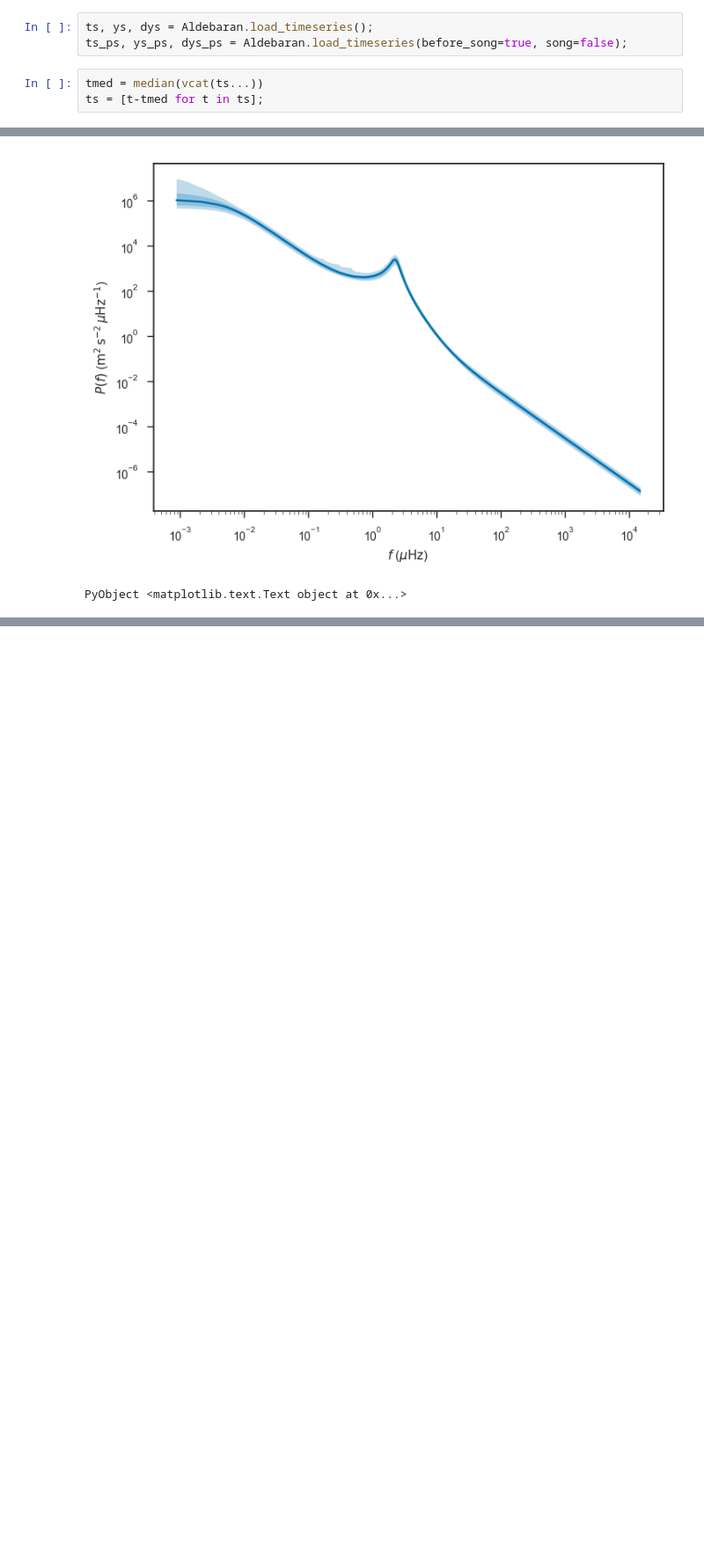
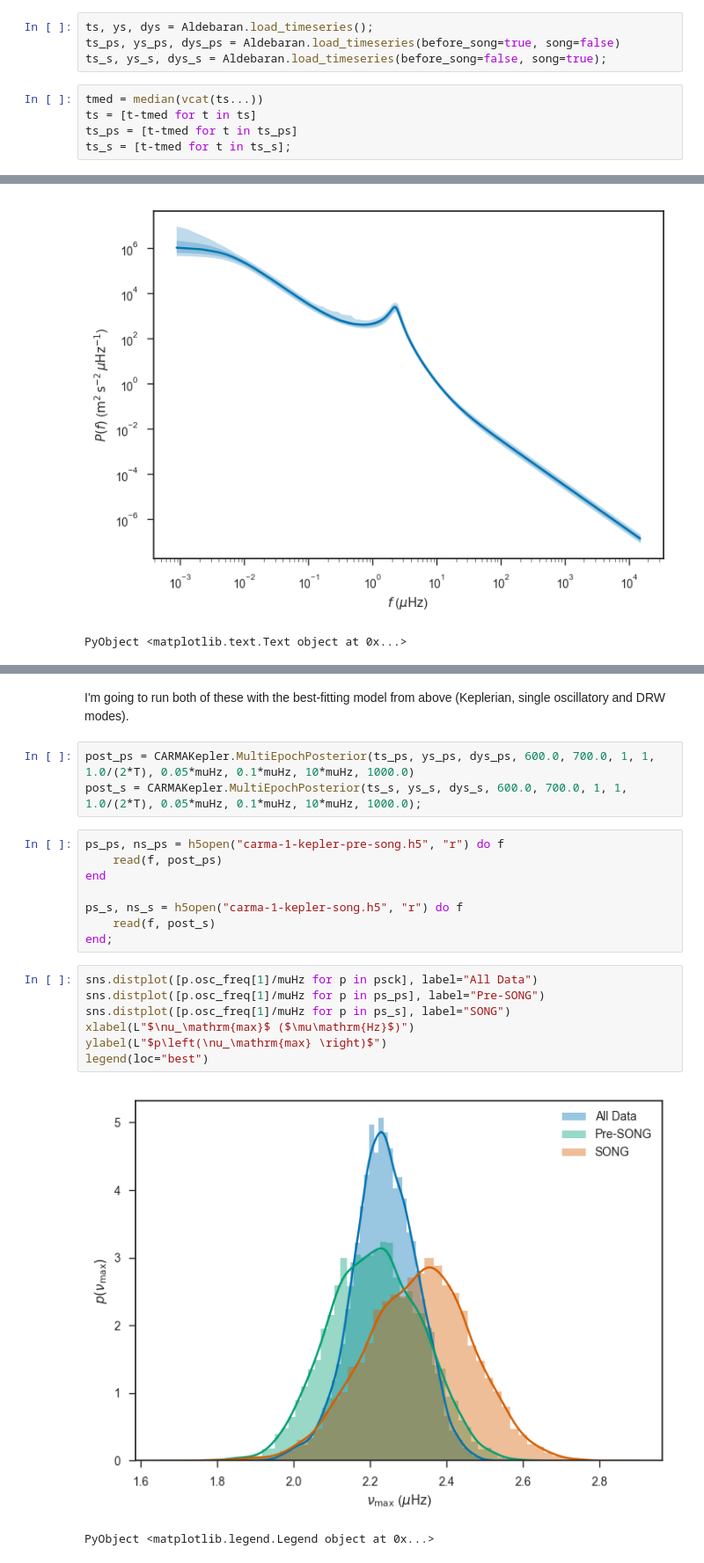
Before and after one commit to farr/Aldebaran, a Jupyter notebook: notebooks/LargeSpacing.ipynb, the cells around one changed output, grey strips where cells are left out. Shown at 88% size. Drawn from its saved outputs; the diff is of its cells as text; blank space fills up the shorter version.

Commit message:
Pre-SONG and SONG alone runs with 1 oscillatory mode.

```diff
--- a/notebooks/LargeSpacing.ipynb
+++ b/notebooks/LargeSpacing.ipynb
@@ -54,10 +54,13 @@ while loading /Users/farr/.julia/v0.6/Ensemble/src/Stats.jl, in expression start
 We want to load timeseries of *all* data (`ts`, `ys`, `dys`) and also all the data before the SONG observations: (`ts_ps`, `ys_ps`, `dys_ps`).
 # %%
 ts, ys, dys = Aldebaran.load_timeseries();
-ts_ps, ys_ps, dys_ps = Aldebaran.load_timeseries(before_song=true, song=false);
+ts_ps, ys_ps, dys_ps = Aldebaran.load_timeseries(before_song=true, song=false)
+ts_s, ys_s, dys_s = Aldebaran.load_timeseries(before_song=false, song=true);
 # %%
 tmed = median(vcat(ts...))
-ts = [t-tmed for t in ts];
+ts = [t-tmed for t in ts]
+ts_ps = [t-tmed for t in ts_ps]
+ts_s = [t-tmed for t in ts_s];
 # %%
 tmin = minimum([minimum(t) for t in ts])
 tmax = maximum([maximum(t) for t in ts])
@@ -1923,0 +1929,23 @@ PyObject <matplotlib.text.Text object at 0x...>
+# %% [markdown]
+I'm going to run both of these with the best-fitting model from above (Keplerian, single oscillatory and DRW modes).
+# %%
+post_ps = CARMAKepler.MultiEpochPosterior(ts_ps, ys_ps, dys_ps, 600.0, 700.0, 1, 1, 1.0/(2*T), 0.05*muHz, 0.1*muHz, 10*muHz, 1000.0)
+post_s = CARMAKepler.MultiEpochPosterior(ts_s, ys_s, dys_s, 600.0, 700.0, 1, 1, 1.0/(2*T), 0.05*muHz, 0.1*muHz, 10*muHz, 1000.0);
+# %%
+ps_ps, ns_ps = h5open("carma-1-kepler-pre-song.h5", "r") do f
+    read(f, post_ps)
+end
+
+ps_s, ns_s = h5open("carma-1-kepler-song.h5", "r") do f
+    read(f, post_s)
+end;
+# %%
+sns.distplot([p.osc_freq[1]/muHz for p in psck], label="All Data")
+sns.distplot([p.osc_freq[1]/muHz for p in ps_ps], label="Pre-SONG")
+sns.distplot([p.osc_freq[1]/muHz for p in ps_s], label="SONG")
+xlabel(L"$\nu_\mathrm{max}$ ($\mu\mathrm{Hz}$)")
+ylabel(L"$p\left(\nu_\mathrm{max} \right)$")
+legend(loc="best")
+# %% [output]
+[figure, added]
+PyObject <matplotlib.legend.Legend object at 0x...>
```
Also changed, not shown: parts of 2 cells of this notebook, 3 other files.
